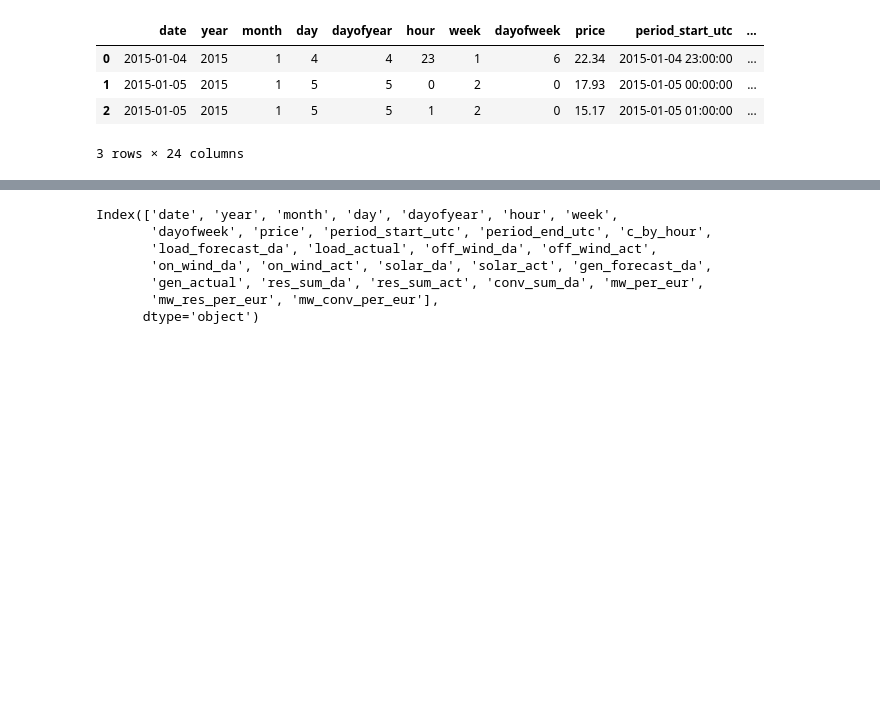
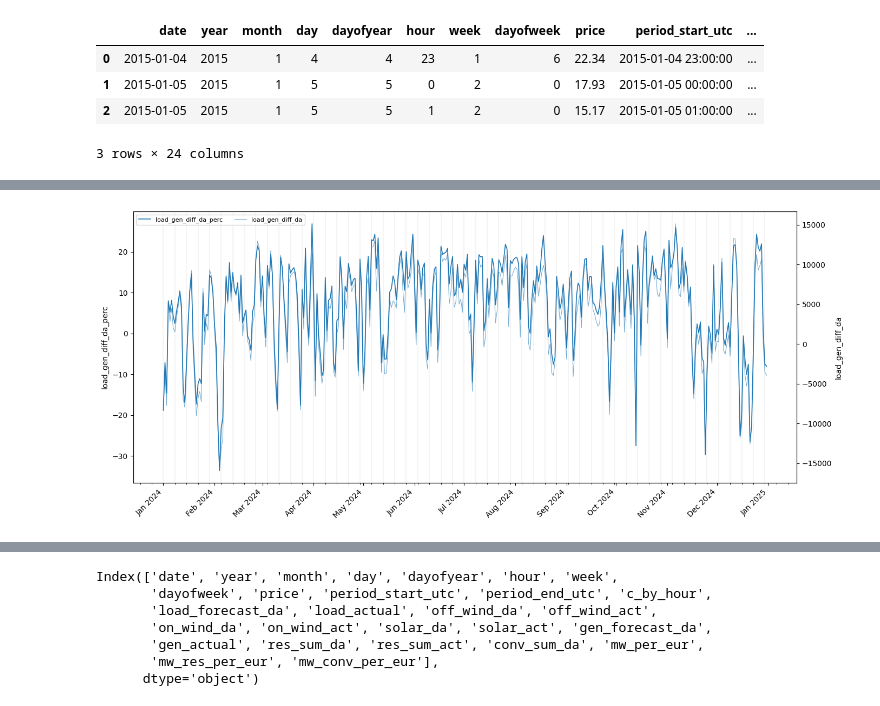
Before and after one commit to lksy-hash/ai-for-energy, a Jupyter notebook: notebook/03_eda/03_plot_02_basic_graphs.ipynb, the cells around one changed output, grey strips where cells are left out. Saved outputs shown, nothing was run; the diff lists cells and outputs as text; code cells hidden in the pictures; blank space fills up the shorter version.

```diff
--- a/notebook/03_eda/03_plot_02_basic_graphs.ipynb
+++ b/notebook/03_eda/03_plot_02_basic_graphs.ipynb
@@ -48,0 +169,15 @@ df["res_diff_perc"] = (df["res_diff"]) / df["res_sum_da"].replace(0, pd.NA) * 10
+# %%
+# Example
+plot_dual_axis_daily(
+    df,
+    years=[2024],
+    left_cols=["load_gen_diff_da_perc"],
+    right_cols=["load_gen_diff_da"],
+    left_ylim=None,
+    right_ylim=None,
+    x_tick="month",
+    x_minor="week",
+    add_week_lines=True
+)
+# %% [output]
+[figure, added]
```
Also changed, not shown: parts of 8 cells of this notebook, 7 other files.
